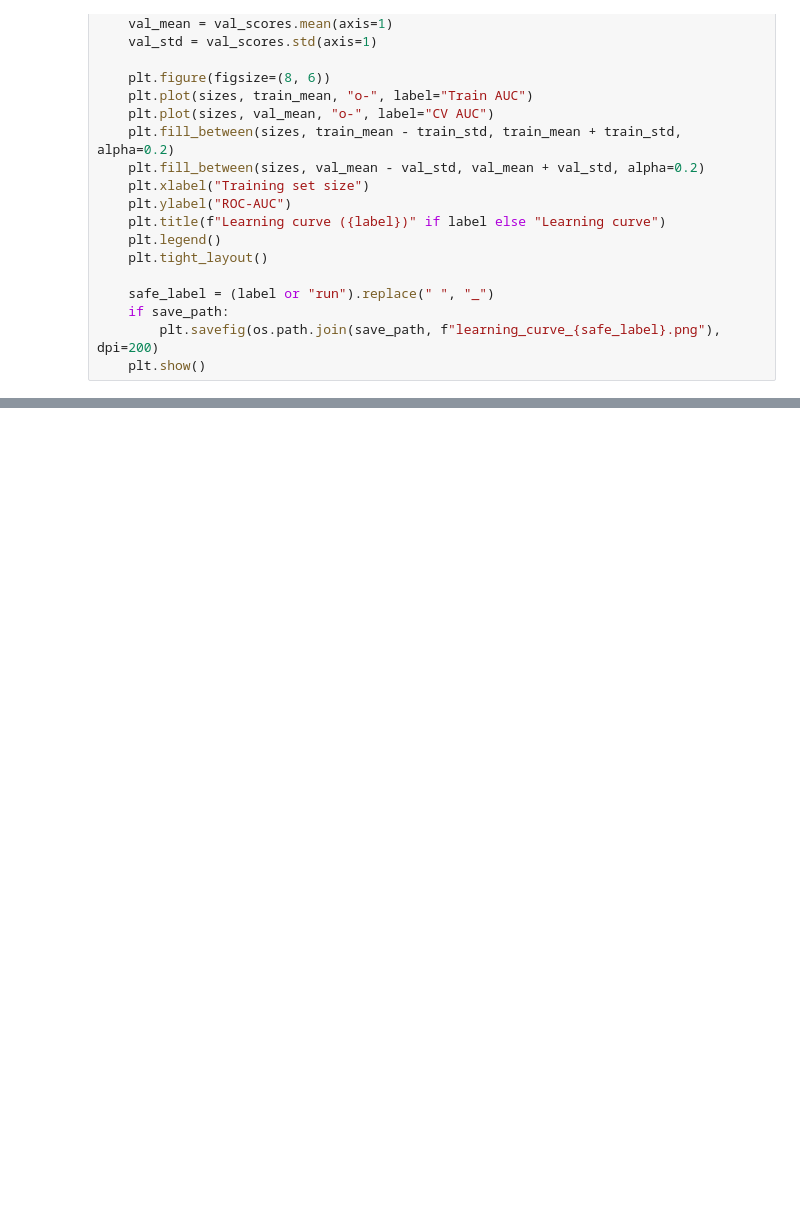
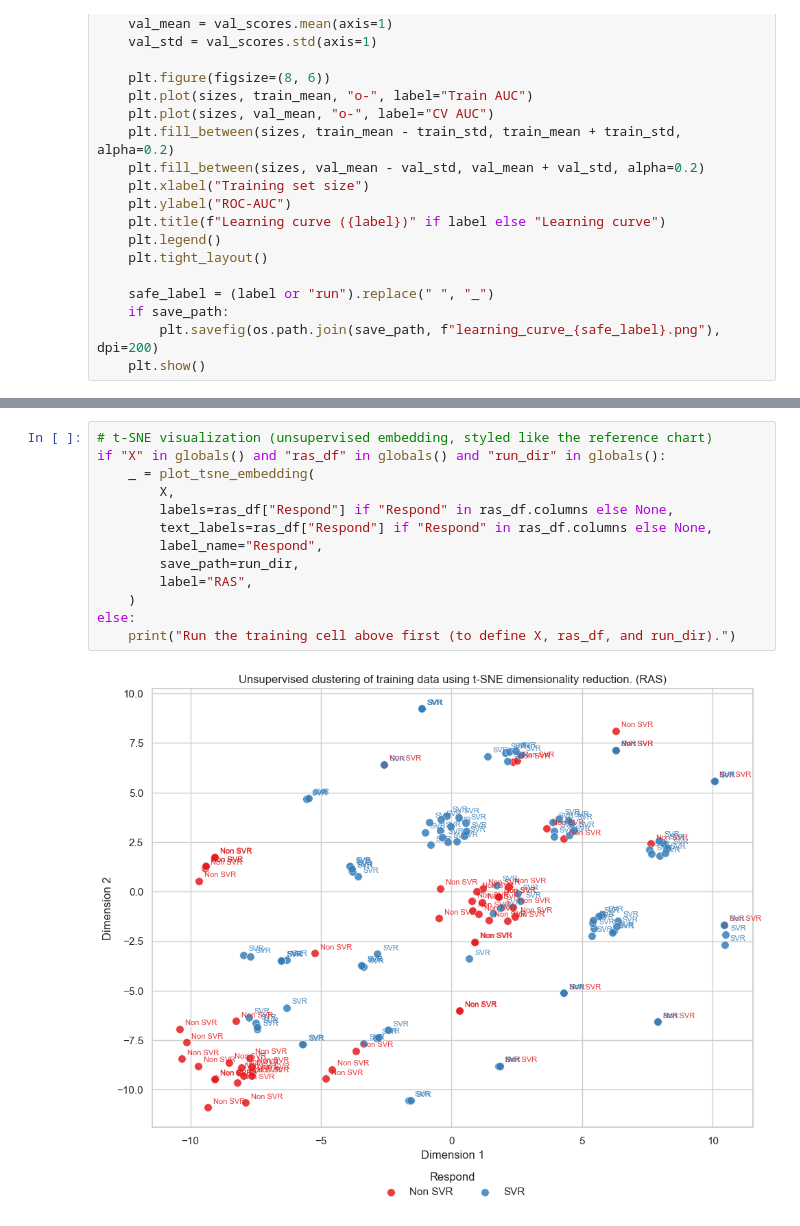
Before and after one commit to ZeroToH3ro/Predictive-Model-Advance, a Jupyter notebook: Predictive_model.ipynb, the cells around one changed output, grey strips where cells are left out. Drawn from its saved outputs; the diff is of its cells as text; blank space fills up the shorter version.

```diff
--- a/Predictive_model.ipynb
+++ b/Predictive_model.ipynb
@@ -692,0 +849,15 @@ Running SHAP on a small sample for explainability...
+# %%
+# t-SNE visualization (unsupervised embedding, styled like the reference chart)
+if "X" in globals() and "ras_df" in globals() and "run_dir" in globals():
+    _ = plot_tsne_embedding(
+        X,
+        labels=ras_df["Respond"] if "Respond" in ras_df.columns else None,
+        text_labels=ras_df["Respond"] if "Respond" in ras_df.columns else None,
+        label_name="Respond",
+        save_path=run_dir,
+        label="RAS",
+    )
+else:
+    print("Run the training cell above first (to define X, ras_df, and run_dir).")
+# %% [output]
+[figure, added]
```
Also changed, not shown: parts of 2 cells of this notebook, 1 other file.
